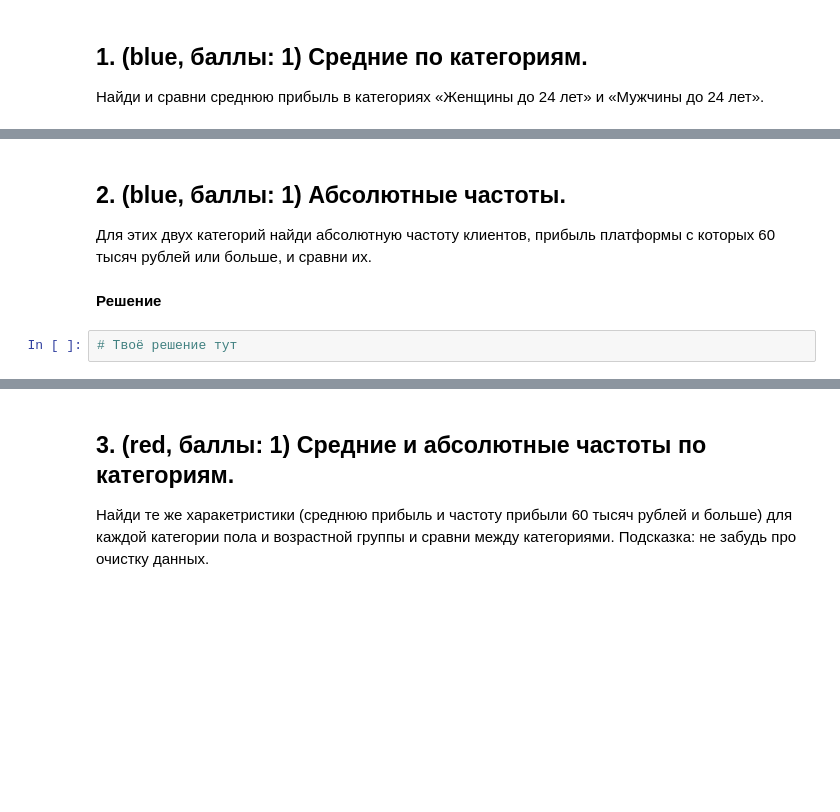
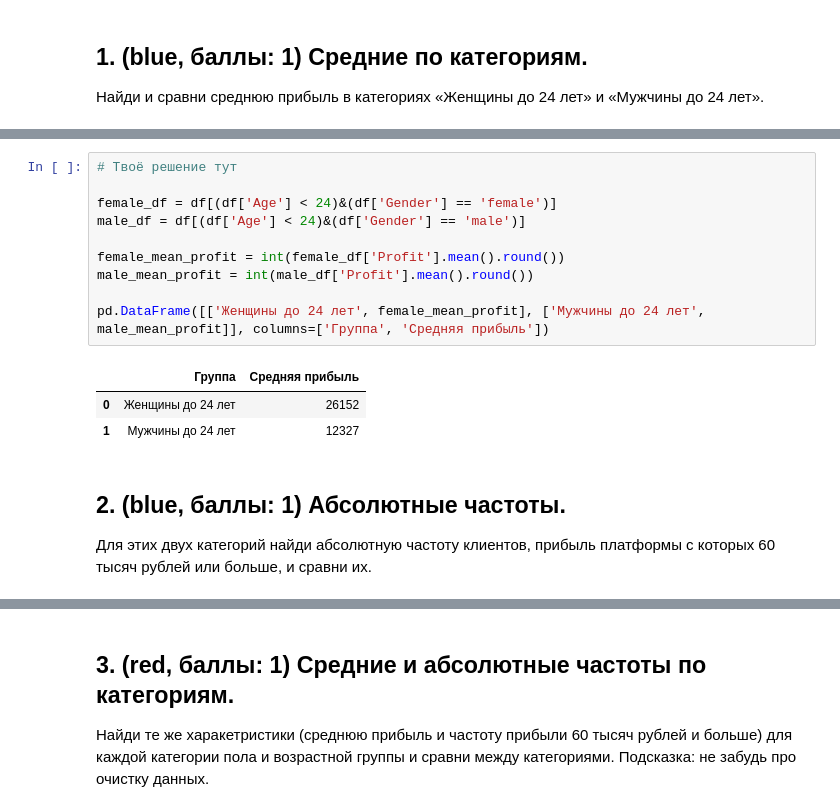
Before and after one commit to stakancheck/cu-colab-statistic, a Jupyter notebook: cu_stat_hw01.ipynb, the cells around one changed output, grey strips where cells are left out. Saved outputs shown, nothing was run; the diff lists cells and outputs as text; blank space fills up the shorter version.

```diff
--- a/cu_stat_hw01.ipynb
+++ b/cu_stat_hw01.ipynb
@@ -347,7 +403,17 @@ np.float64(15.0)
+# %%
+# Твоё решение тут
+
+female_df = df[(df['Age'] < 24)&(df['Gender'] == 'female')]
+male_df = df[(df['Age'] < 24)&(df['Gender'] == 'male')]
+
+female_mean_profit = int(female_df['Profit'].mean().round())
+male_mean_profit = int(male_df['Profit'].mean().round())
+
+pd.DataFrame([['Женщины до 24 лет', female_mean_profit], ['Мужчины до 24 лет', male_mean_profit]], columns=['Группа', 'Средняя прибыль'])
+# %% [output]
+|  | Группа | Средняя прибыль |
+| 0 | Женщины до 24 лет | 26152 |
+| 1 | Мужчины до 24 лет | 12327 |
 # %% [markdown]
 ## 2. (blue, баллы: 1) Абсолютные частоты.
 Для этих двух категорий найди абсолютную частоту клиентов, прибыль платформы с которых 60 тысяч рублей или больше, и сравни их.
-# %% [markdown]
-**Решение**
-# %%
-# Твоё решение тут
```
Also changed, not shown: parts of 13 cells of this notebook.
